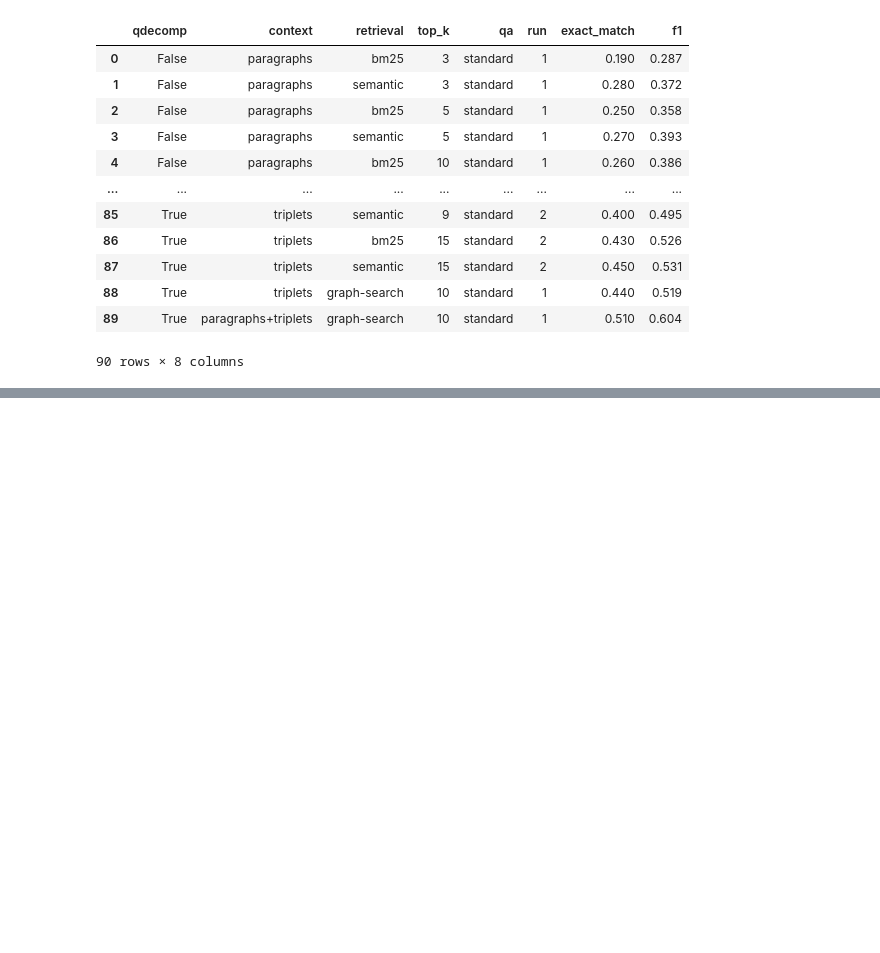
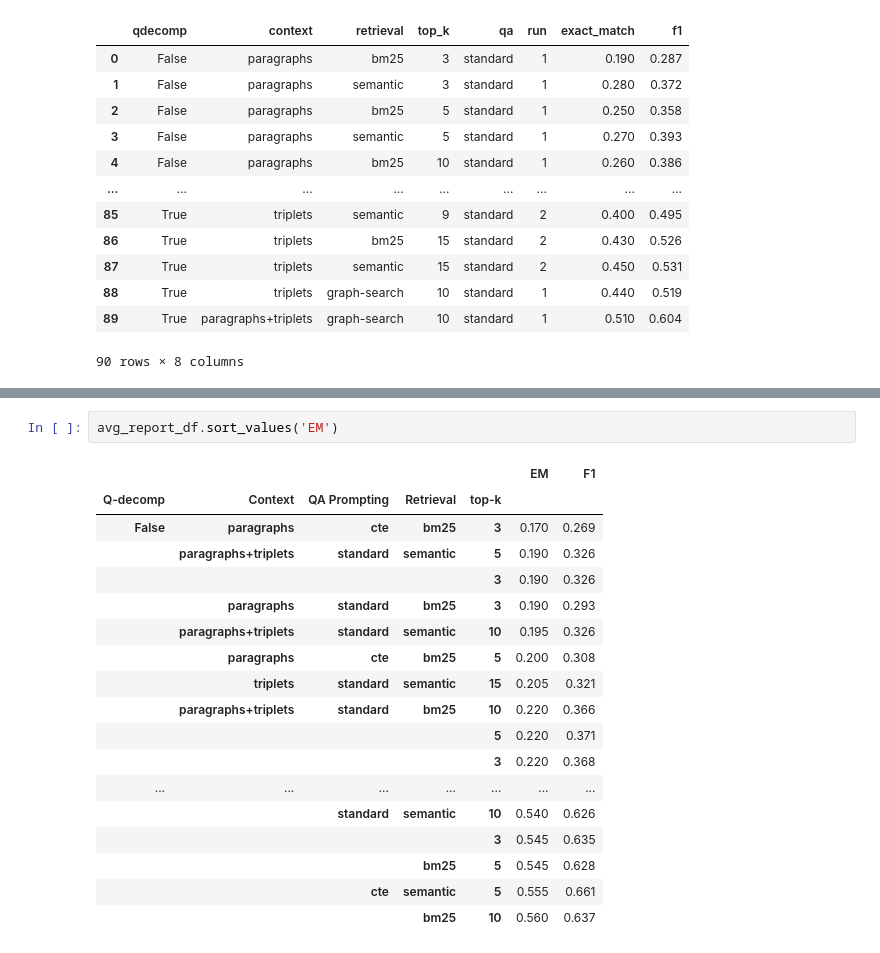
Before and after one commit to bdsaglam/bellem, a Jupyter notebook: dev_nbs/musique-kg-llm/our-method-report.ipynb, the cells around one changed output, grey strips where cells are left out. Cells and saved outputs as stored; diff of their text form; blank space fills up the shorter version.

```diff
--- a/dev_nbs/musique-kg-llm/our-method-report.ipynb
+++ b/dev_nbs/musique-kg-llm/our-method-report.ipynb
@@ -100,3 +114,24 @@ qdecomp & context & retrieval & top_k & qa &  &  \\
 \cline{1-7} \cline{2-7} \cline{3-7} \cline{4-7}
 \bottomrule
 \end{tabular}
+# %%
+avg_report_df.sort_values('EM')
+# %% [output]
+|  |  |  |  |  | EM | F1 |
+| Q-decomp | Context | QA Prompting | Retrieval | top-k |  |  |
+| False | paragraphs | cte | bm25 | 3 | 0.170 | 0.269 |
+|  | paragraphs+triplets | standard | semantic | 5 | 0.190 | 0.326 |
+|  |  |  |  | 3 | 0.190 | 0.326 |
+|  | paragraphs | standard | bm25 | 3 | 0.190 | 0.293 |
+|  | paragraphs+triplets | standard | semantic | 10 | 0.195 | 0.326 |
+|  | paragraphs | cte | bm25 | 5 | 0.200 | 0.308 |
+|  | triplets | standard | semantic | 15 | 0.205 | 0.321 |
+|  | paragraphs+triplets | standard | bm25 | 10 | 0.220 | 0.366 |
+|  |  |  |  | 5 | 0.220 | 0.371 |
+|  |  |  |  | 3 | 0.220 | 0.368 |
+| ... | ... | ... | ... | ... | ... | ... |
+|  |  | standard | semantic | 10 | 0.540 | 0.626 |
+|  |  |  |  | 3 | 0.545 | 0.635 |
+|  |  |  | bm25 | 5 | 0.545 | 0.628 |
+|  |  | cte | semantic | 5 | 0.555 | 0.661 |
+|  |  |  | bm25 | 10 | 0.560 | 0.637 |
```
Also changed, not shown: parts of 6 cells of this notebook, 6 other files.
